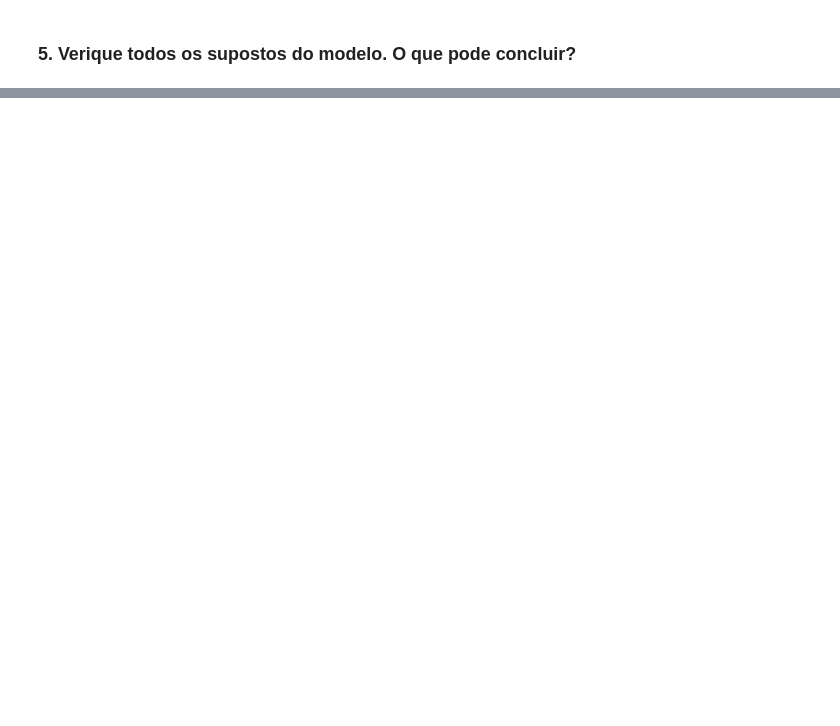
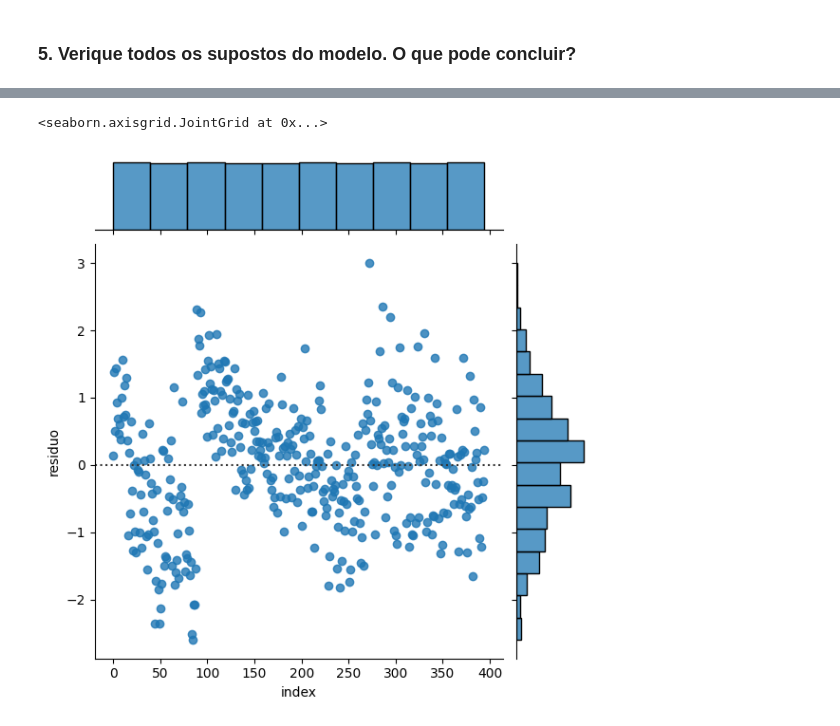
Before and after one commit to Vieirbat/analise-regressao, a Jupyter notebook: p1.ipynb, the cells around one changed output, grey strips where cells are left out. Drawn from its saved outputs; the diff is of its cells as text; code cells hidden in the pictures; blank space fills up the shorter version.

```diff
--- a/p1.ipynb
+++ b/p1.ipynb
@@ -434,7 +458,8 @@ dados.head()
 # %%
 X = dados.iloc[:,:-1].values
+X = sm.add_constant(X)
 y = dados.Nota.values
 # %%
-RegModel = sm.OLS(y, X)
+RegModel = sm.OLS(y, X, hasconst=True)
 # %%
 RegModelAjustado = RegModel.fit()
@@ -464,0 +552,4 @@ Notes:
+# %%
+dados_residuos = pd.DataFrame({'nota_real':y,'nota_pred':RegModelAjustado.predict(X)})
+dados_residuos['residuo'] = dados_residuos['nota_pred'] - dados_residuos['nota_real']
+dados_residuos.head()
@@ -464,0 +563,7 @@ Notes:
+# %%
+dados_residuos = dados_residuos.reset_index()
+# %%
+sb.jointplot(data=dados_residuos, x='index', y='residuo', kind='resid')
+# %% [output]
+<seaborn.axisgrid.JointGrid at 0x...>
+[figure, added]
```
Also changed, not shown: parts of 34 cells of this notebook, 4 other files.
